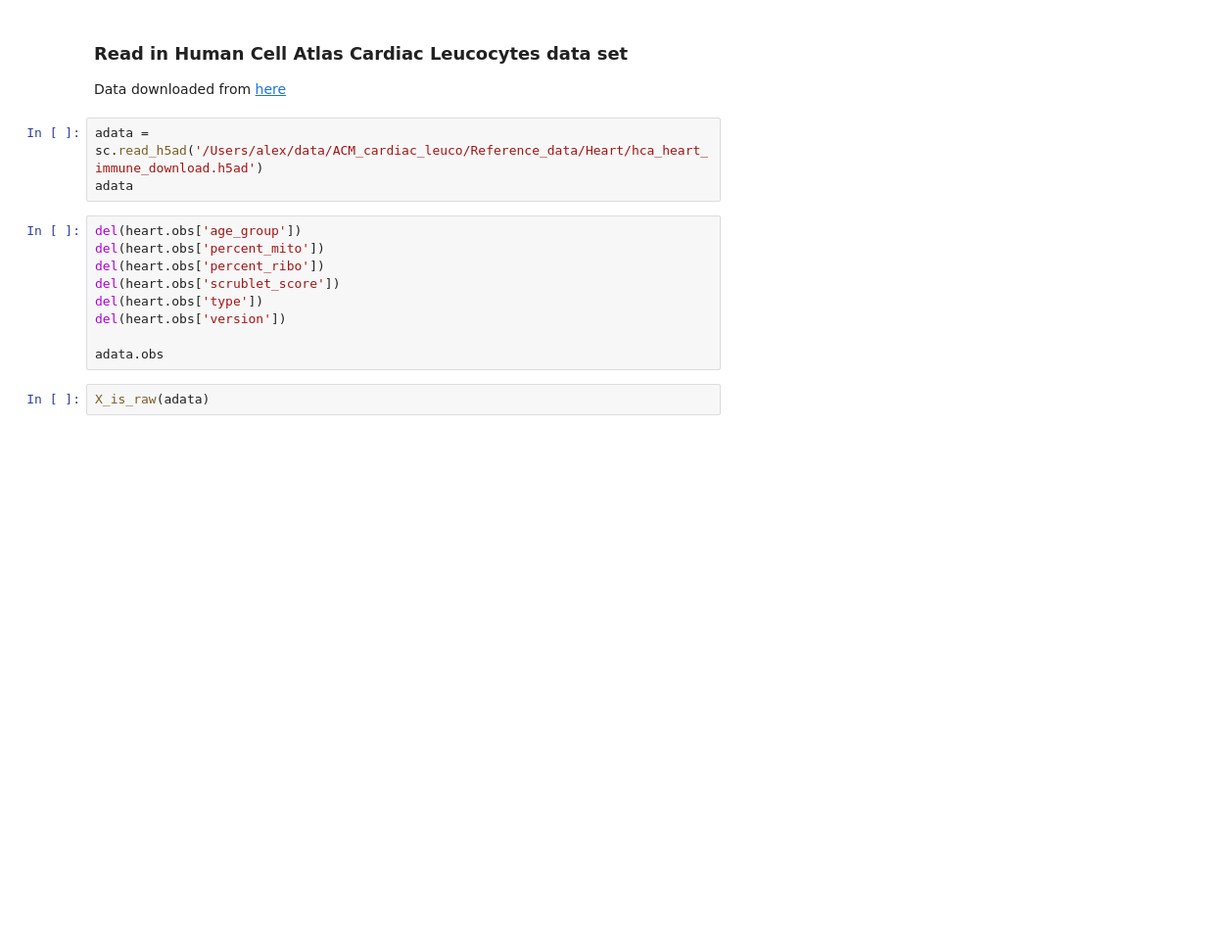
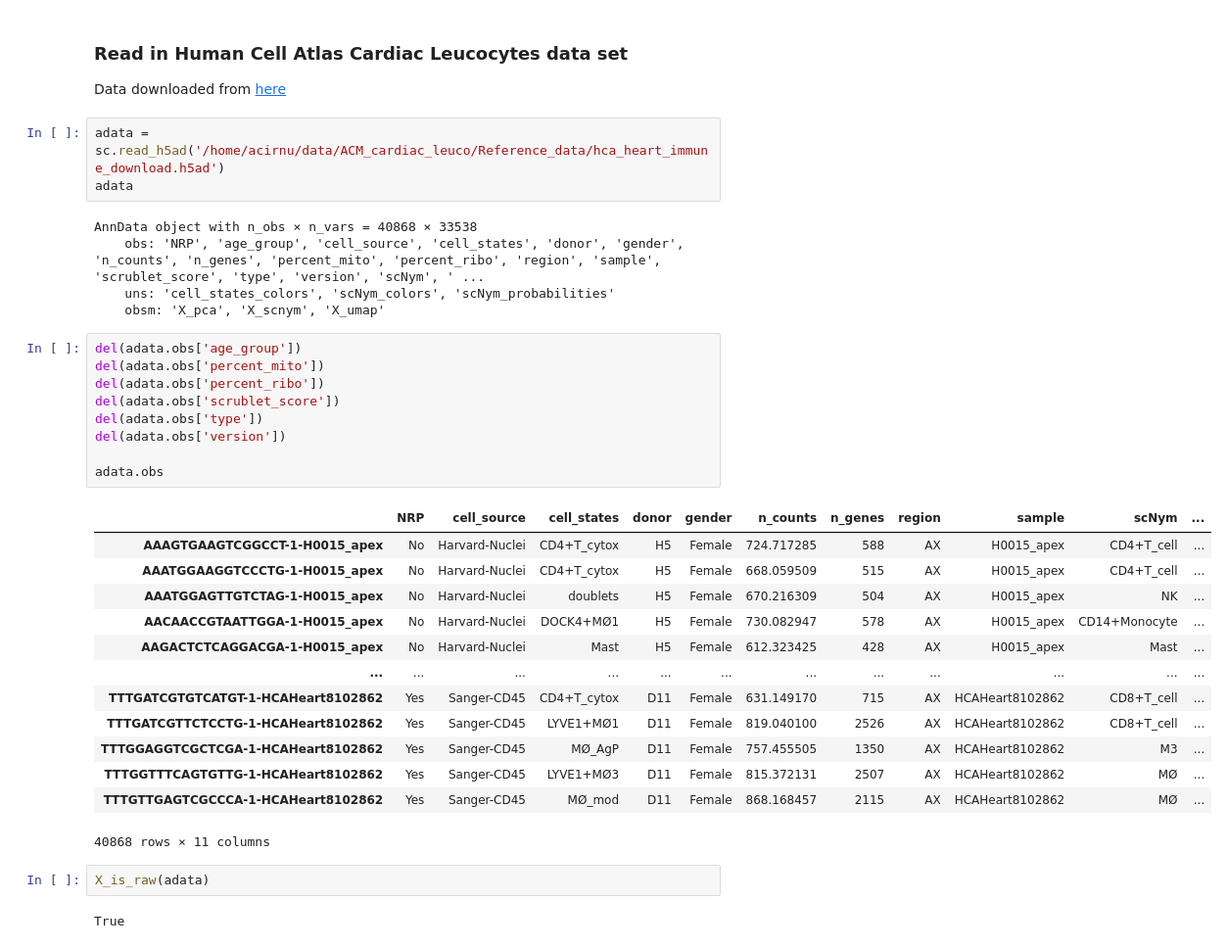
Before and after one commit to Ale-x-andra24/ACM_Mouse_Immune, a Jupyter notebook: 4_label_transfer_scANVI/Myeloid_cells/240308_prepare_reference_for_scANVI_seed_label.ipynb, the cells around one changed output. Shown at 98% size. Cells and saved outputs as stored; diff of their text form; blank space fills up the shorter version.

```diff
--- a/4_label_transfer_scANVI/Myeloid_cells/240308_prepare_reference_for_scANVI_seed_label.ipynb
+++ b/4_label_transfer_scANVI/Myeloid_cells/240308_prepare_reference_for_scANVI_seed_label.ipynb
@@ -31,16 +49,37 @@ def X_is_raw(adata): return np.array_equal(adata.X.sum(axis=0).astype(int), adat
 
 Data downloaded from [here](https://cellgeni.cog.sanger.ac.uk/heartcellatlas/data/hca_heart_immune_download.h5ad)
 # %%
-adata = sc.read_h5ad('/Users/alex/data/ACM_cardiac_leuco/Reference_data/Heart/hca_heart_immune_download.h5ad')
+adata = sc.read_h5ad('/home/acirnu/data/ACM_cardiac_leuco/Reference_data/hca_heart_immune_download.h5ad')
 adata
+# %% [output]
+AnnData object with n_obs × n_vars = 40868 × 33538
+    obs: 'NRP', 'age_group', 'cell_source', 'cell_states', 'donor', 'gender', 'n_counts', 'n_genes', 'percent_mito', 'percent_ribo', 'region', 'sample', 'scrublet_score', 'type', 'version', 'scNym', ' ...
+    uns: 'cell_states_colors', 'scNym_colors', 'scNym_probabilities'
+    obsm: 'X_pca', 'X_scnym', 'X_umap'
 # %%
-del(heart.obs['age_group'])
-del(heart.obs['percent_mito'])
-del(heart.obs['percent_ribo'])
-del(heart.obs['scrublet_score'])
-del(heart.obs['type'])
-del(heart.obs['version'])
+del(adata.obs['age_group'])
+del(adata.obs['percent_mito'])
+del(adata.obs['percent_ribo'])
+del(adata.obs['scrublet_score'])
+del(adata.obs['type'])
+del(adata.obs['version'])
 
 adata.obs
+# %% [output]
+|  | NRP | cell_source | cell_states | donor | gender | n_counts | n_genes | region | sample | scNym | ... |
+| AAAGTGAAGTCGGCCT-1-H0015_apex | No | Harvard-Nuclei | CD4+T_cytox | H5 | Female | 724.717285 | 588 | AX | H0015_apex | CD4+T_cell | ... |
+| AAATGGAAGGTCCCTG-1-H0015_apex | No | Harvard-Nuclei | CD4+T_cytox | H5 | Female | 668.059509 | 515 | AX | H0015_apex | CD4+T_cell | ... |
+| AAATGGAGTTGTCTAG-1-H0015_apex | No | Harvard-Nuclei | doublets | H5 | Female | 670.216309 | 504 | AX | H0015_apex | NK | ... |
+| AACAACCGTAATTGGA-1-H0015_apex | No | Harvard-Nuclei | DOCK4+MØ1 | H5 | Female | 730.082947 | 578 | AX | H0015_apex | CD14+Monocyte | ... |
+| AAGACTCTCAGGACGA-1-H0015_apex | No | Harvard-Nuclei | Mast | H5 | Female | 612.323425 | 428 | AX | H0015_apex | Mast | ... |
+| ... | ... | ... | ... | ... | ... | ... | ... | ... | ... | ... | ... |
+| TTTGATCGTGTCATGT-1-HCAHeart8102862 | Yes | Sanger-CD45 | CD4+T_cytox | D11 | Female | 631.149170 | 715 | AX | HCAHeart8102862 | CD8+T_cell | ... |
+| TTTGATCGTTCTCCTG-1-HCAHeart8102862 | Yes | Sanger-CD45 | LYVE1+MØ1 | D11 | Female | 819.040100 | 2526 | AX | HCAHeart8102862 | CD8+T_cell | ... |
+| TTTGGAGGTCGCTCGA-1-HCAHeart8102862 | Yes | Sanger-CD45 | MØ_AgP | D11 | Female | 757.455505 | 1350 | AX | HCAHeart8102862 | M3 | ... |
+| TTTGGTTTCAGTGTTG-1-HCAHeart8102862 | Yes | Sanger-CD45 | LYVE1+MØ3 | D11 | Female | 815.372131 | 2507 | AX | HCAHeart8102862 | MØ | ... |
+| TTTGTTGAGTCGCCCA-1-HCAHeart8102862 | Yes | Sanger-CD45 | MØ_mod | D11 | Female | 868.168457 | 2115 | AX | HCAHeart8102862 | MØ | ... |
+40868 rows × 11 columns
 # %%
 X_is_raw(adata)
+# %% [output]
+True
```
Also changed, not shown: parts of 17 cells of this notebook.
